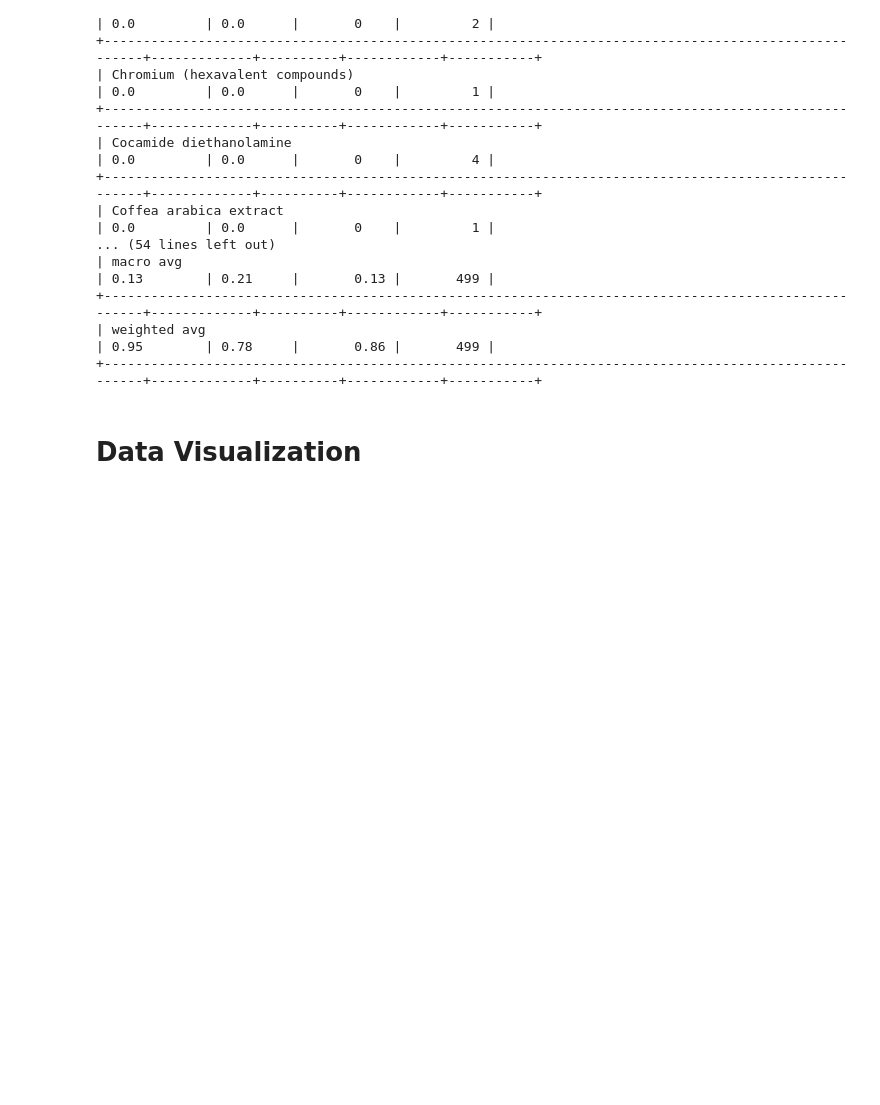
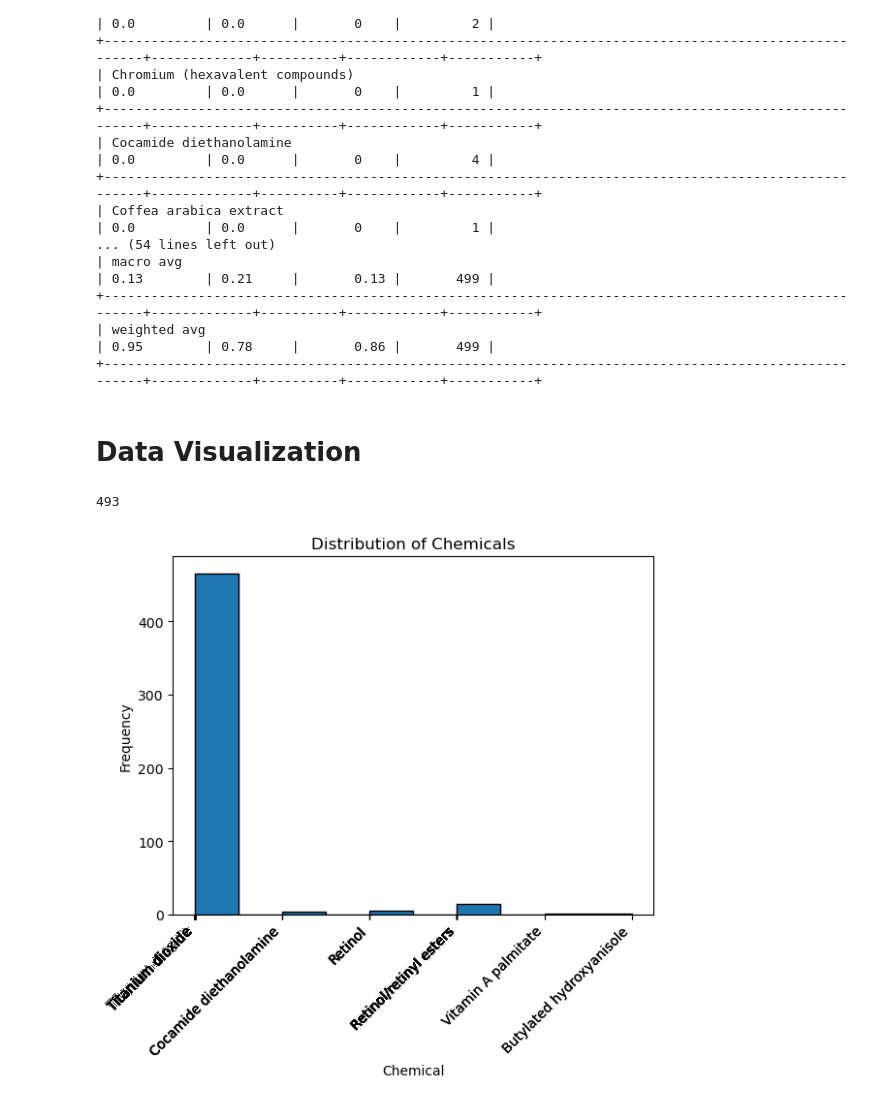
Before and after one commit to abbyhid00/DSA-Final-Project, a Jupyter notebook: EDA.ipynb, the cells around one changed output. Drawn from its saved outputs; the diff is of its cells as text; code cells hidden in the pictures; blank space fills up the shorter version.

Commit message:
Added distribution graph

```diff
--- a/EDA.ipynb
+++ b/EDA.ipynb
@@ -144,3 +144,18 @@ Naive Bayes Report
 +-----------------------------------------------------------------------------------------------------+-------------+----------+------------+-----------+
 # %% [markdown]
 # Data Visualization
+# %%
+for i, label in enumerate(y):
+    if label == "Retinol/retinyl esters, when in daily dosages in excess of 10,000 IU, or 3,000 retinol equivalents.":
+        y[i] = "Retinol/retinyl esters"
+values, counts = myutils.get_frequency(y)
+for i, val in enumerate(values):
+    if counts[i] < 2:
+        for inst in y:
+            if inst == val:
+                y.remove(inst)
+print(len(y))
+myutils.histogram(y, "Chemical", "Frequency", "Distribution of Chemicals", xticks=y)
+# %% [output]
+493
+[figure, added]
```
Also changed, not shown: parts of 1 cell of this notebook, 1 other file.
